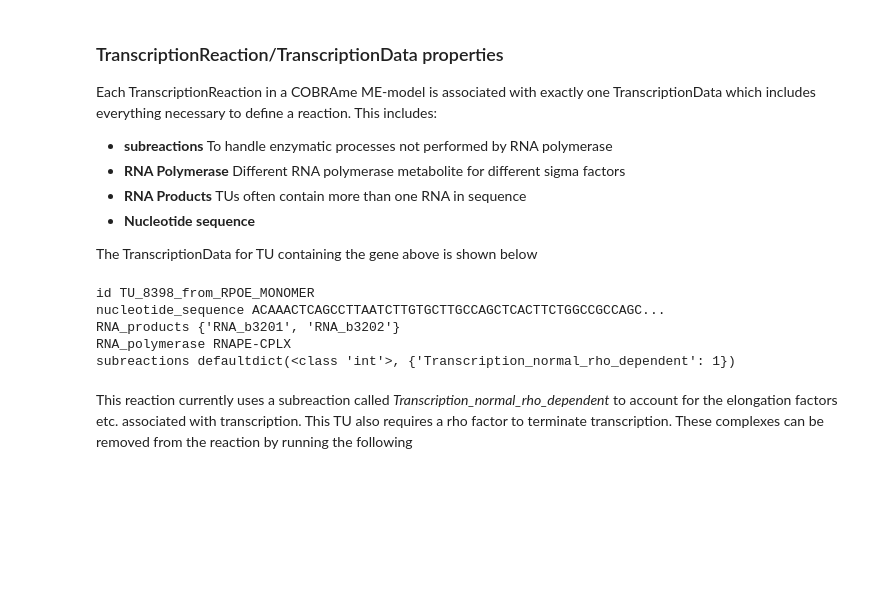
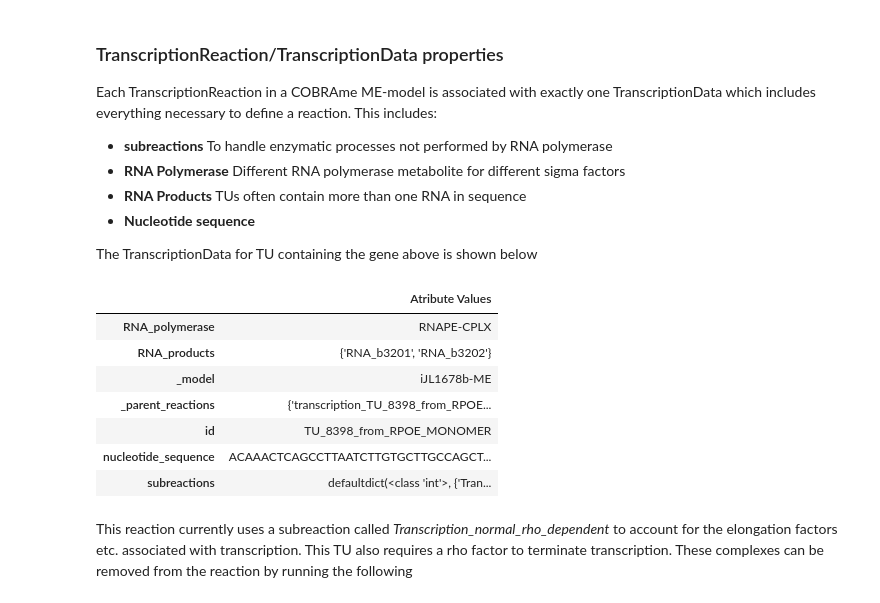
Before and after one commit to SBRG/cobrame, a Jupyter notebook: docs/Reaction_Manipulation.ipynb, the cells around one changed output. Drawn from its saved outputs; the diff is of its cells as text; code cells hidden in the pictures; blank space fills up the shorter version.

```diff
--- a/docs/Reaction_Manipulation.ipynb
+++ b/docs/Reaction_Manipulation.ipynb
@@ -212,20 +213,19 @@ Each TranscriptionReaction in a COBRAme ME-model is associated with exactly one
  - **Nucleotide sequence**
 
 The TranscriptionData for TU containing the gene above is shown below
-# %%
-rxn = me.reactions.transcription_TU_8398_from_RPOE_MONOMER
-data = rxn.transcription_data
-for key, value in data.__dict__.items():
-    if not key.startswith('_') and value:
-        if type(value) is str and len(value) > 50:
-            value = value[:50] + '...'
-        print(key, value)
-# %% [output]
-id TU_8398_from_RPOE_MONOMER
-nucleotide_sequence ACAAACTCAGCCTTAATCTTGTGCTTGCCAGCTCACTTCTGGCCGCCAGC...
-RNA_products {'RNA_b3201', 'RNA_b3202'}
-RNA_polymerase RNAPE-CPLX
-subreactions defaultdict(<class 'int'>, {'Transcription_normal_rho_dependent': 1})
+# %%
+rxn = me.reactions.transcription_TU_8398_from_RPOE_MONOMER
+data = rxn.transcription_data
+pd.DataFrame({i: str(v) for i, v in data.__dict__.items()}, index=['Atribute Values']).T
+# %% [output]
+|  | Atribute Values |
+| RNA_polymerase | RNAPE-CPLX |
+| RNA_products | {'RNA_b3201', 'RNA_b3202'} |
+| _model | iJL1678b-ME |
+| _parent_reactions | {'transcription_TU_8398_from_RPOE... |
+| id | TU_8398_from_RPOE_MONOMER |
+| nucleotide_sequence | ACAAACTCAGCCTTAATCTTGTGCTTGCCAGCT... |
+| subreactions | defaultdict(<class 'int'>, {'Tran... |
 # %% [markdown]
 This reaction currently uses a subreaction called *Transcription_normal_rho_dependent* to account for the elongation factors etc. associated with transcription. This TU also requires a rho factor to terminate transcription. These complexes can be removed from the reaction by running the following
 # %%
```
Also changed, not shown: parts of 18 cells of this notebook, 3 other files.
